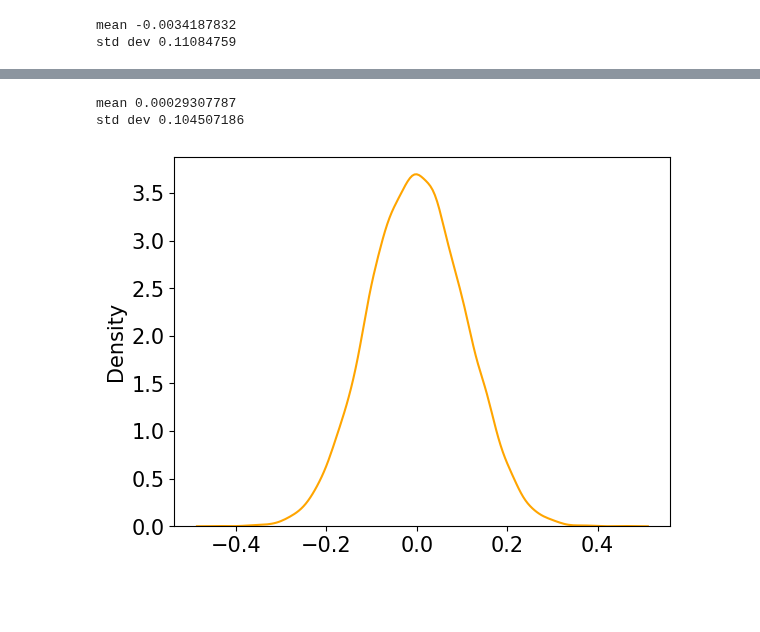
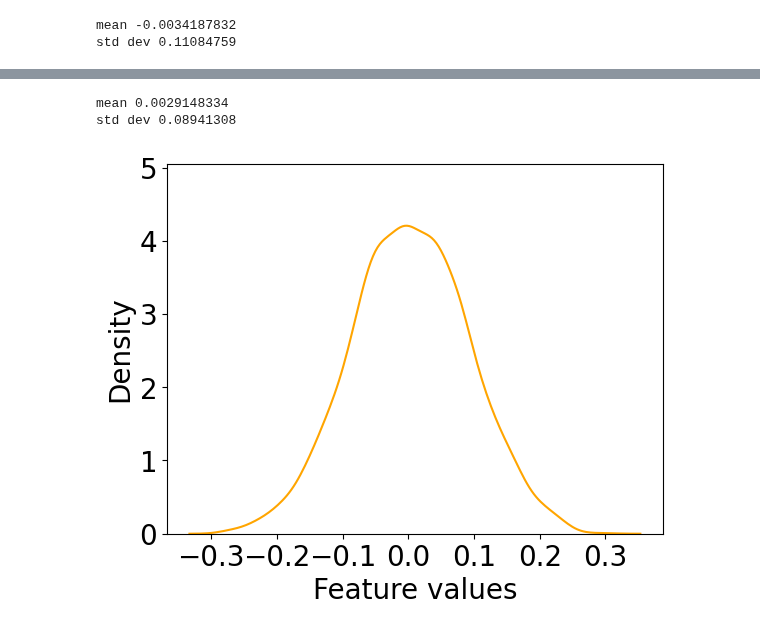
Before and after one commit to pallabee/master-thesis, a Jupyter notebook: evaluation/approach_2/imdb/maximize_predictions.ipynb, the cells around one changed output, grey strips where cells are left out. Cells and saved outputs as stored; diff of their text form; code cells hidden in the pictures; blank space fills up the shorter version.

```diff
--- a/evaluation/approach_2/imdb/maximize_predictions.ipynb
+++ b/evaluation/approach_2/imdb/maximize_predictions.ipynb
@@ -390,7 +455,9 @@ prob_class1_dict = {}
 prob_class2_dict = {}
 
 for nodeid in softmax_dict:
-
+    list0= []
+    list1= []
+    list2= []
 
     if len(softmax_dict[nodeid]) > 0:
         list0= []
@@ -463,6 +530,8 @@ def index_2d(prob_list, v):
     for i, x in enumerate(prob_list):
         if v in x:
             return (i, x.index(v))
+# %%
+plt.rcParams.update({'axes.ymargin': 0.2})
 # %%
 def count_plot(feat_list):
     fig, ax = plt.subplots(figsize=(7, 7))
@@ -535,9 +603,10 @@ def print_stat_cont_features(df):
 # %%
 def plot_node_feat(imp_feat):
     sns.distplot(imp_feat,color= 'orange',hist= False)
-    plt.xticks(fontsize=15)
-    plt.yticks(fontsize=15)
-    plt.ylabel('Density',fontsize=15)
+    plt.xticks(fontsize=20)
+    plt.yticks(fontsize=20)
+    plt.xlabel('Feature values',fontsize=20)
+    plt.ylabel('Density',fontsize=20)
 
     plt.show()
 # %%
@@ -585,10 +678,10 @@ plot_node_feat(director0_df)
 # %%
-director2_df = pd.DataFrame(nodefeature_dict[class2_graphid]['director'].numpy())
-print_stat_cont_features(director2_df)
+director1_df = pd.DataFrame(nodefeature_dict[class1_graphid]['director'].numpy())
+print_stat_cont_features(director1_df)
 # %% [output]
-mean 0.00029307787
-std dev 0.104507186
+mean 0.0029148334
+std dev 0.08941308
 # %%
-plot_node_feat(director2_df)
+plot_node_feat(director1_df)
 # %% [output]
-[figure, old version]
+[figure, new version]
```
Also changed, not shown: parts of 32 cells of this notebook.
